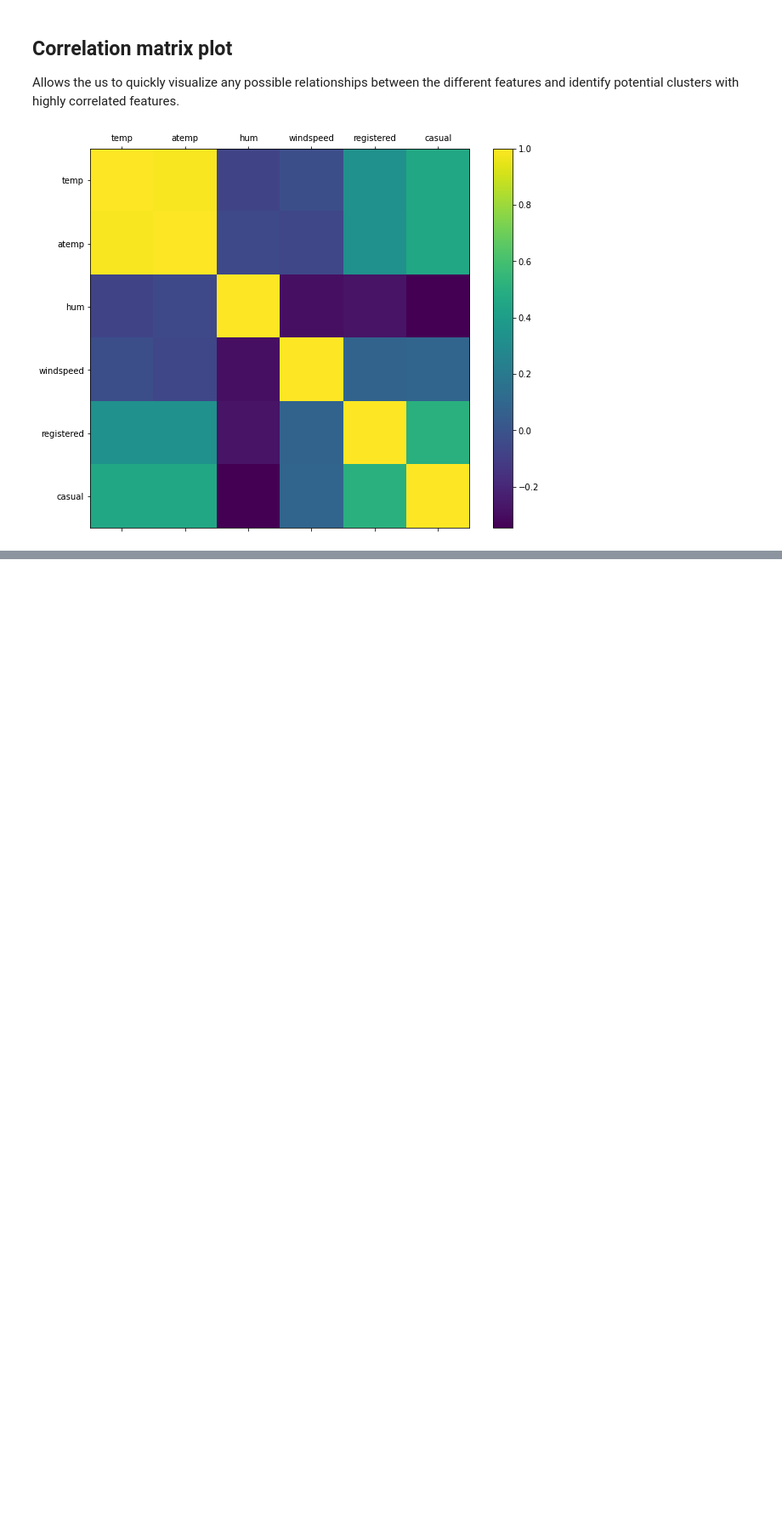
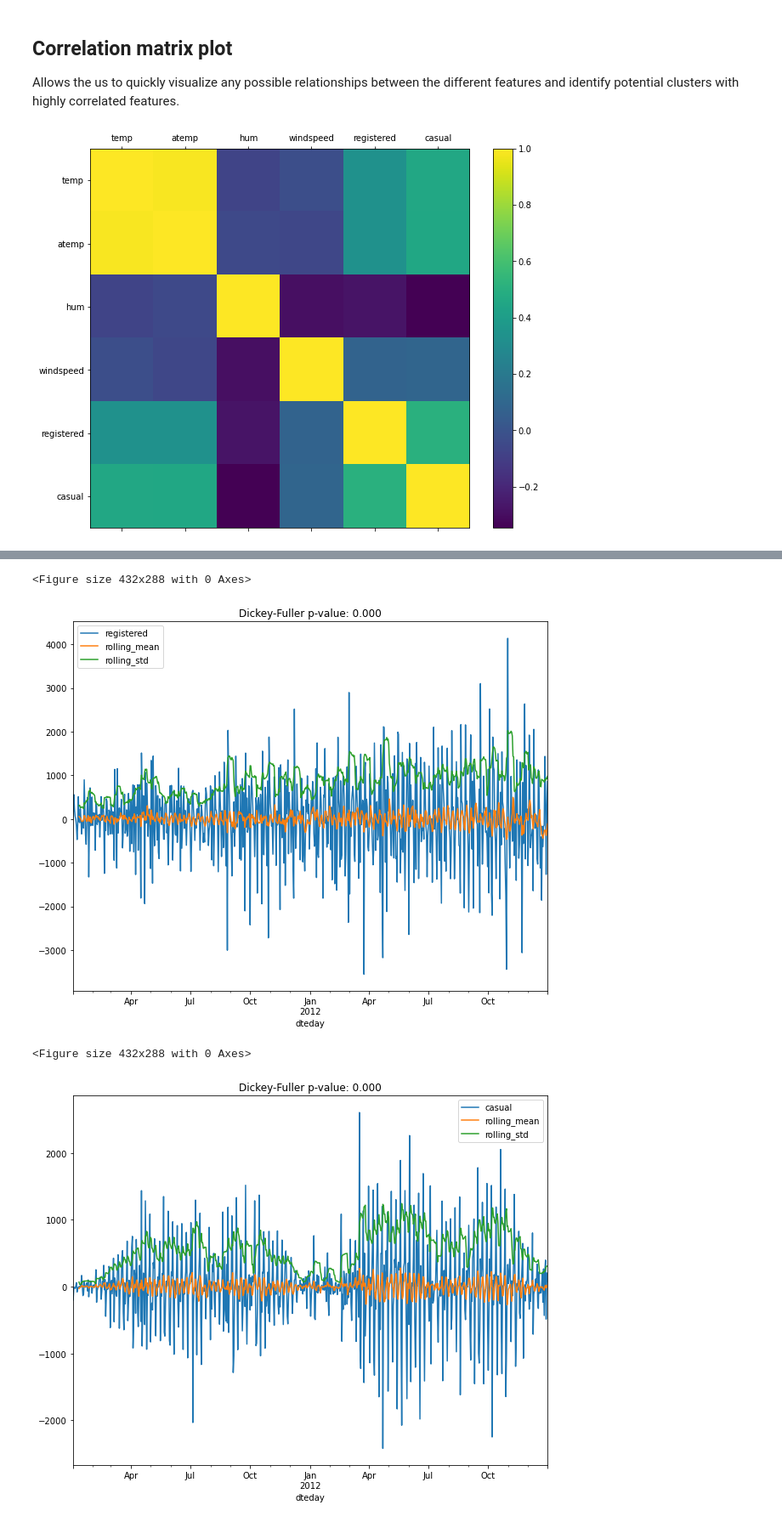
Before and after one commit to gianmaranon/biking_analysis, a Jupyter notebook: sharing_bike.ipynb, the cells around one changed output, grey strips where cells are left out. Shown at 85% size. Cells and saved outputs as stored; diff of their text form; code cells hidden in the pictures; blank space fills up the shorter version.

```diff
--- a/sharing_bike.ipynb
+++ b/sharing_bike.ipynb
@@ -806,0 +901,19 @@ fig.savefig('figs/correlations.png', format='png')
+# %%
+# subtract last value
+registered = daily_rides["registered"]
+registered_diff = registered - registered.shift()
+registered_diff.dropna(inplace=True)
+casual = daily_rides["casual"]
+casual_diff = casual - casual.shift()
+casual_diff.dropna(inplace=True)
+plt.figure()
+test_stationarity(registered_diff, figsize=(10, 8))
+plt.savefig('figs/daily_registered_diff.png', format='png')
+plt.figure()
+test_stationarity(casual_diff, figsize=(10, 8))
+plt.savefig('figs/daily_casual_diff.png', format='png')
+# %% [output]
+<Figure size 432x288 with 0 Axes>
+[figure, added]
+<Figure size 432x288 with 0 Axes>
+[figure, added]
```
Also changed, not shown: parts of 17 cells of this notebook, 6 other files.
